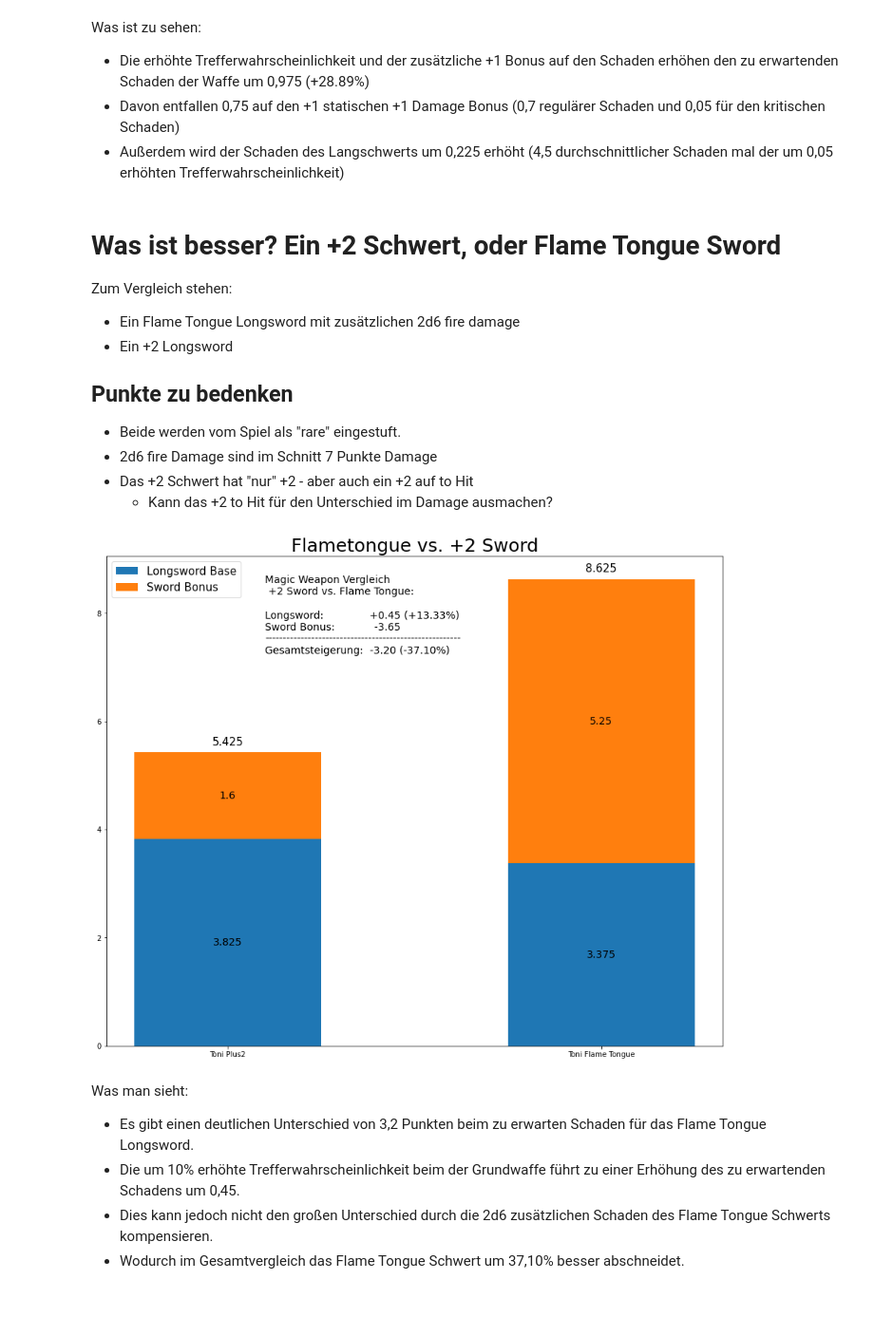
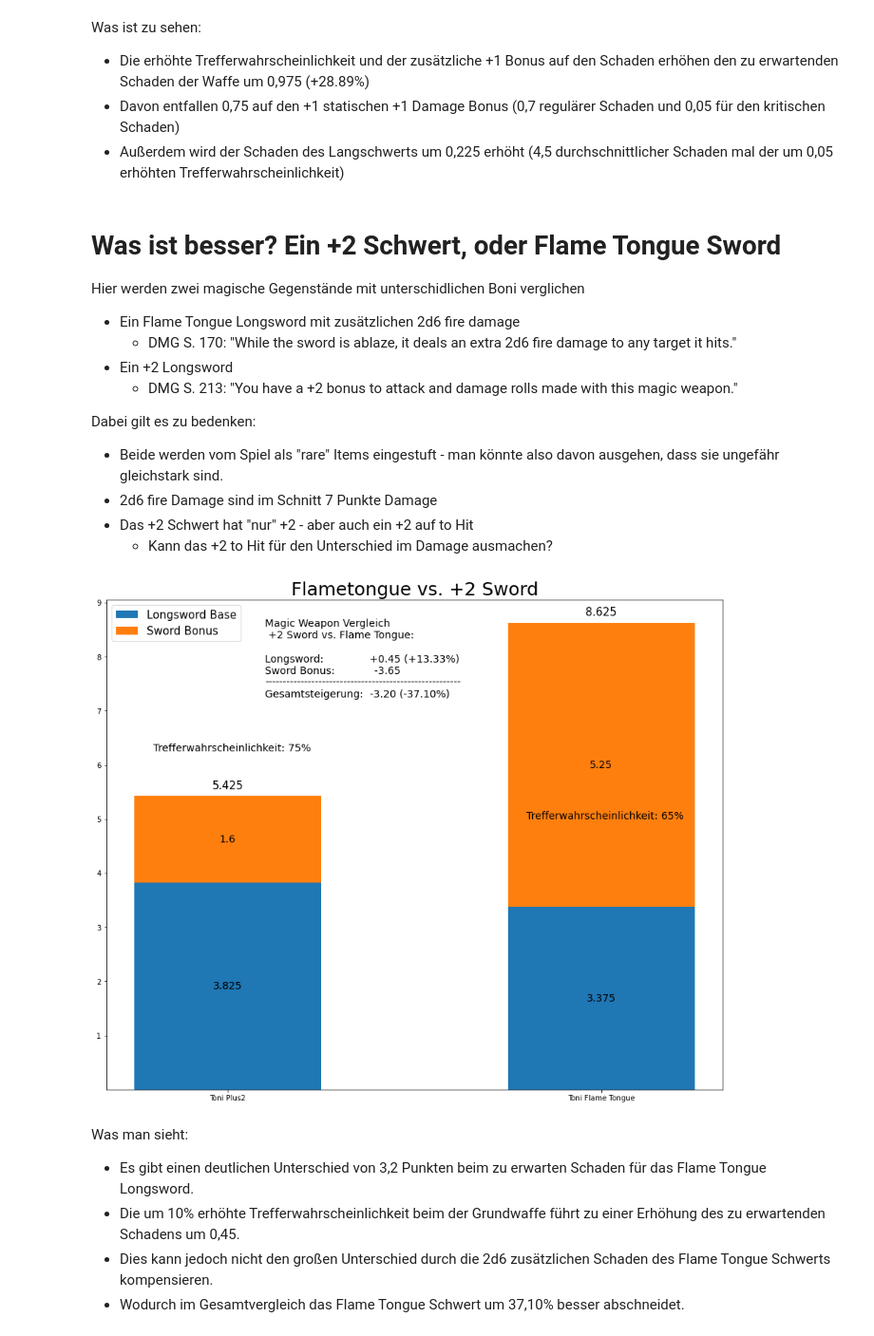
Before and after one commit to AlexSchinnerl/dndMath, a Jupyter notebook: damageCalculation.ipynb, the cells around one changed output. Shown at 95% size. Cells and saved outputs as stored; diff of their text form; code cells hidden in the pictures; blank space fills up the shorter version.

```diff
--- a/damageCalculation.ipynb
+++ b/damageCalculation.ipynb
@@ -694,12 +694,16 @@ Was ist zu sehen:
 # %% [markdown]
 # Was ist besser? Ein +2 Schwert, oder Flame Tongue Sword
 
-Zum Vergleich stehen:
+Hier werden zwei magische Gegenstände mit unterschidlichen Boni verglichen
+
 * Ein Flame Tongue Longsword mit zusätzlichen 2d6 fire damage
+    * DMG S. 170: "While the sword is ablaze, it deals an extra 2d6 fire damage to any target it hits."
 * Ein +2 Longsword
+    * DMG S. 213: "You have a +2 bonus to attack and damage rolls made with this magic weapon."
 
-## Punkte zu bedenken
-* Beide werden vom Spiel als "rare" eingestuft.
+Dabei gilt es zu bedenken:
+
+* Beide werden vom Spiel als "rare" Items eingestuft - man könnte also davon ausgehen, dass sie ungefähr gleichstark sind.
 * 2d6 fire Damage sind im Schnitt 7 Punkte Damage
 * Das +2 Schwert hat "nur" +2 - aber auch ein +2 auf to Hit
     * Kann das +2 to Hit für den Unterschied im Damage ausmachen?
@@ -722,34 +726,37 @@ flameTongue_toni.damageCalculator()
 
 growth_dict = {
     "Gesamt exp Damage":calc_growth(flameTongue_toni.heroValues["Expected Damage"],plus2_toni.heroValues["Expected Damage"]),
     "Longsword":calc_growth(flameTongue_toni.expected_damage["Longsword"], plus2_toni.expected_damage["Longsword"]),
     "Sword Bonus":calc_growth(flameTongue_toni.expected_damage["Flame Tongue"], plus2_toni.expected_damage["Sword Dmg Bonus"]),
     # "Ability Modifier":[asi_toni.expected_damage["Ability Modifier"], 0.0]
 }
 growth_dict
 
 graph_text = str(
     f"Magic Weapon Vergleich\n +2 Sword vs. Flame Tongue:"+
     "\n"
     "\nLongsword:"+" "*14+ f"{growth_dict['Longsword'][0]:+.2f} ({growth_dict['Longsword'][1]:+.2%})"+
     "\nSword Bonus:"+" "*12+f"{growth_dict['Sword Bonus'][0]:+.2f}"+
     "\n"+"-"*55+
     "\nGesamtsteigerung:"+" "*2+f"{growth_dict['Gesamt exp Damage'][0]:+.2f} ({growth_dict['Gesamt exp Damage'][1]:+.2%})"
     )
 
 
 plot_dict = {
     "Longsword Base":[plus2_toni.expected_damage["Longsword"],flameTongue_toni.expected_damage["Longsword"]],
     "Sword Bonus":[plus2_toni.expected_damage["Sword Dmg Bonus"],flameTongue_toni.expected_damage["Flame Tongue"]],
 
 }
 
 fig, ax = draw_stacked_bar_plot(plot_dict, labels=[plus2_toni.name, flameTongue_toni.name], title="Flametongue vs. +2 Sword")
 ax.text(x=0.1, y=7.25, s=graph_text, fontdict={"size":14})
+ax.text(x=-0.2, y=6.25, s=f"Trefferwahrscheinlichkeit: {plus2_toni.chance2Hit:.0%}", fontdict={"size":14})
+ax.text(x=0.8, y=5, s=f"Trefferwahrscheinlichkeit: {flameTongue_toni.chance2Hit:.0%}", fontdict={"size":14})
+ax.set_yticks(list(range(1,10)))
 
 plt.show()
 # %% [output]
-[figure, old version]
+[figure, new version]
 # %% [markdown]
 Was man sieht:
 * Es gibt einen deutlichen Unterschied von 3,2 Punkten beim zu erwarten Schaden für das Flame Tongue Longsword.
```
Also changed, not shown: parts of 8 cells of this notebook, 2 other files.
